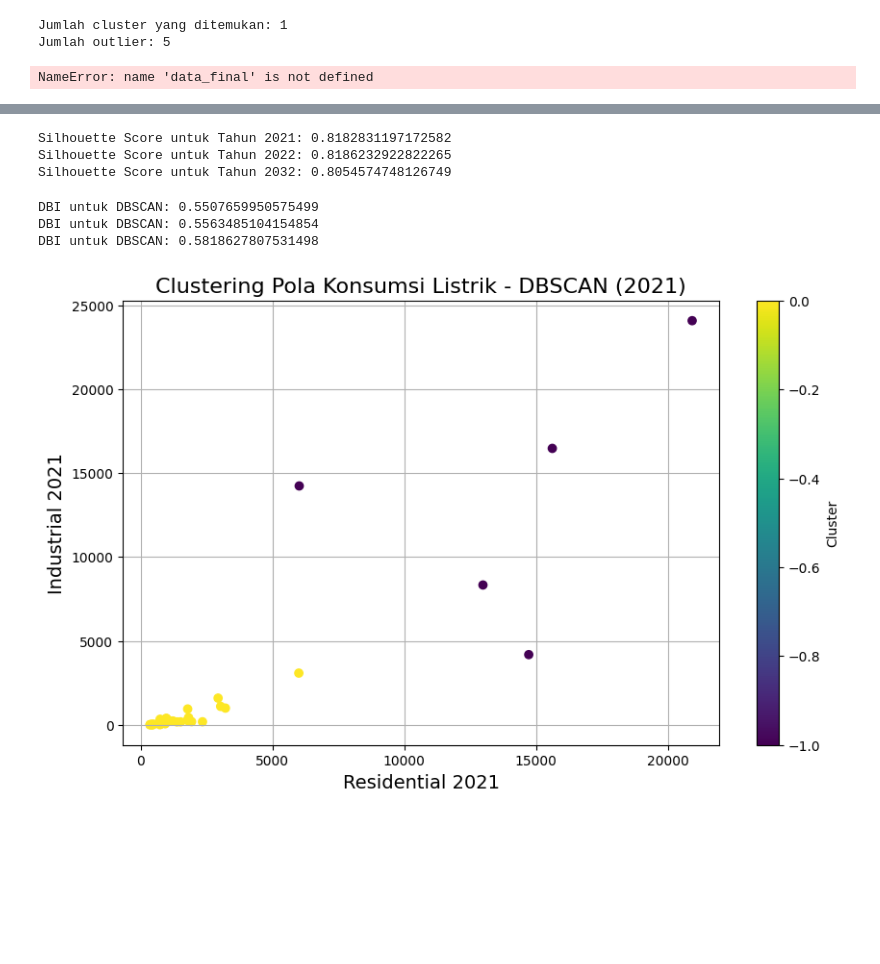
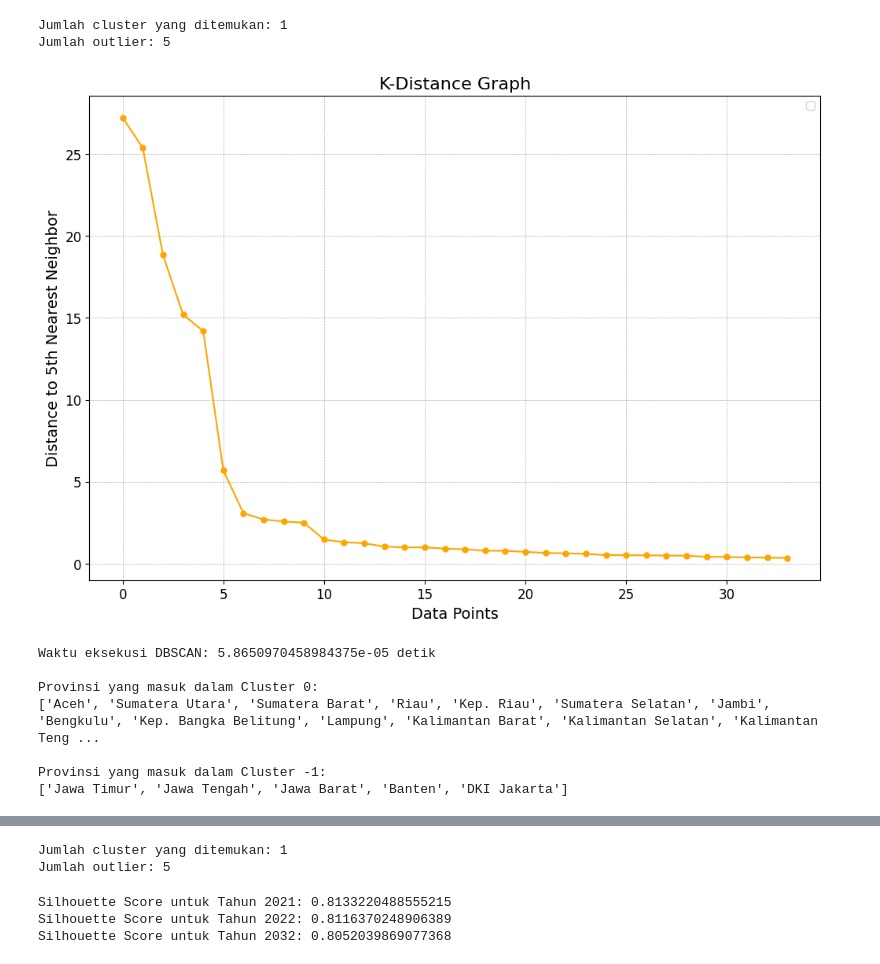
Before and after one commit to XQVWMM/konsumsi-listrik-notebook, a Jupyter notebook: DBSCAN.ipynb, the cells around one changed output, grey strips where cells are left out. Drawn from its saved outputs; the diff is of its cells as text; code cells hidden in the pictures; blank space fills up the shorter version.

Commit message:
update DBSCAN

```diff
--- a/DBSCAN.ipynb
+++ b/DBSCAN.ipynb
@@ -157,7 +153,7 @@ Jumlah outlier: 5
 # %%
 features = ['Residential', 'Business', 'Industrial', 'Social', 'Gov_Office', 'Pub_Street', 'Total', 'JP_2023', 'KP_2023']
 
-data_T2023 = data_final[features]
+data_T2023 = data[features]
 
 robust_scaler3 = RobustScaler()
 data_scaled_2023 = robust_scaler3.fit_transform(data_T2023)
@@ -180,31 +176,38 @@ plt.yticks(fontsize=12)
 plt.legend()
 
 plt.show()
 start_time = time.time()
 dbscan3 = DBSCAN(eps=6, min_samples=16)
 print(f"Waktu eksekusi DBSCAN: {time.time() - start_time} detik")
 clusters3 = dbscan3.fit_predict(data_scaled_2023)
 data['Cluster'] = clusters3
 
 provinsi_cluster3 = data[['Province', 'Cluster']]
 
 for cluster in set(clusters3):
     print(f"\nProvinsi yang masuk dalam Cluster {cluster}:")
     print(provinsi_cluster3[provinsi_cluster3['Cluster'] == cluster]['Province'].to_list())
 
 plt.figure(figsize=(10, 6))
 plt.scatter(data['Residential_2021'], data['Industrial_2021'], c=data['Cluster'], cmap='viridis', marker='o')
 plt.title('Clustering Pola Konsumsi Provinsi di Indonesia')
 plt.xlabel('Residential 2021')
 plt.ylabel('Industrial 2021')
 plt.colorbar(label='Cluster')
 plt.grid(True)
 plt.show()
 
 num_clusters = len(set(clusters)) - (1 if -1 in clusters else 0)
 num_outliers = list(clusters).count(-1)
 
 print(f"\nJumlah cluster yang ditemukan: {num_clusters}")
 print(f"Jumlah outlier: {num_outliers}")
 # %% [output]
+[figure, added]
-NameError: name 'data_final' is not defined
+Waktu eksekusi DBSCAN: 5.8650970458984375e-05 detik
+
+Provinsi yang masuk dalam Cluster 0:
+['Aceh', 'Sumatera Utara', 'Sumatera Barat', 'Riau', 'Kep. Riau', 'Sumatera Selatan', 'Jambi', 'Bengkulu', 'Kep. Bangka Belitung', 'Lampung', 'Kalimantan Barat', 'Kalimantan Selatan', 'Kalimantan Teng ...
+
+Provinsi yang masuk dalam Cluster -1:
+['Jawa Timur', 'Jawa Tengah', 'Jawa Barat', 'Banten', 'DKI Jakarta']
@@ -211,3 +215,5 @@ NameError: name 'data_final' is not defined
+Jumlah cluster yang ditemukan: 1
+Jumlah outlier: 5
 # %%
 from sklearn.metrics import silhouette_score
 
@@ -220,31 +226,6 @@ print(f"Silhouette Score untuk Tahun 2022: {sil_score_2022}")
 sil_score_2023 = silhouette_score(data_scaled_2023, clusters3)
 print(f"Silhouette Score untuk Tahun 2032: {sil_score_2023}")
 # %% [output]
-Silhouette Score untuk Tahun 2021: 0.8182831197172582
-Silhouette Score untuk Tahun 2022: 0.8186232922822265
-Silhouette Score untuk Tahun 2032: 0.8054574748126749
+Silhouette Score untuk Tahun 2021: 0.8133220488555215
+Silhouette Score untuk Tahun 2022: 0.8116370248906389
+Silhouette Score untuk Tahun 2032: 0.8052039869077368
-# %%
-from sklearn.metrics import davies_bouldin_score
-dbi_dbscan2021 = davies_bouldin_score(scaled_features, clusters)
-print(f"DBI untuk DBSCAN: {dbi_dbscan2021}")
-
-dbi_dbscan2022 = davies_bouldin_score(data_scaled_2022, clusters2)
-print(f"DBI untuk DBSCAN: {dbi_dbscan2022}")
-
-dbi_dbscan2023 = davies_bouldin_score(data_scaled_2023, clusters3)
-print(f"DBI untuk DBSCAN: {dbi_dbscan2023}")
-# %% [output]
-DBI untuk DBSCAN: 0.5507659950575499
-DBI untuk DBSCAN: 0.5563485104154854
-DBI untuk DBSCAN: 0.5818627807531498
-# %%
-plt.figure(figsize=(10, 6))
-plt.scatter(data['Residential_2021'], data['Industrial_2021'], c=clusters, cmap='viridis', marker='o')
-plt.title('Clustering Pola Konsumsi Listrik - DBSCAN (2021)', fontsize=16)
-plt.xlabel('Residential 2021', fontsize=14)
-plt.ylabel('Industrial 2021', fontsize=14)
-plt.colorbar(label='Cluster')
-plt.grid(True)
-plt.show()
-# %% [output]
-[figure, removed]
```
Also changed, not shown: parts of 4 cells of this notebook.
